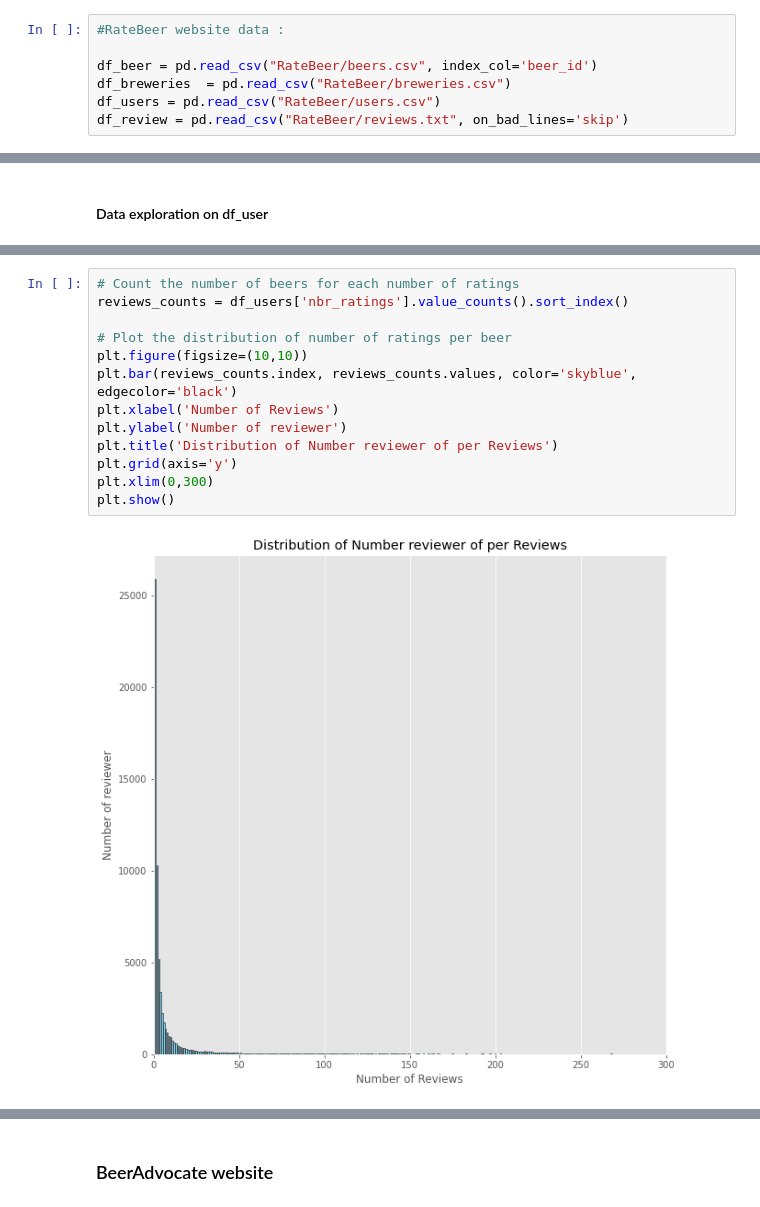
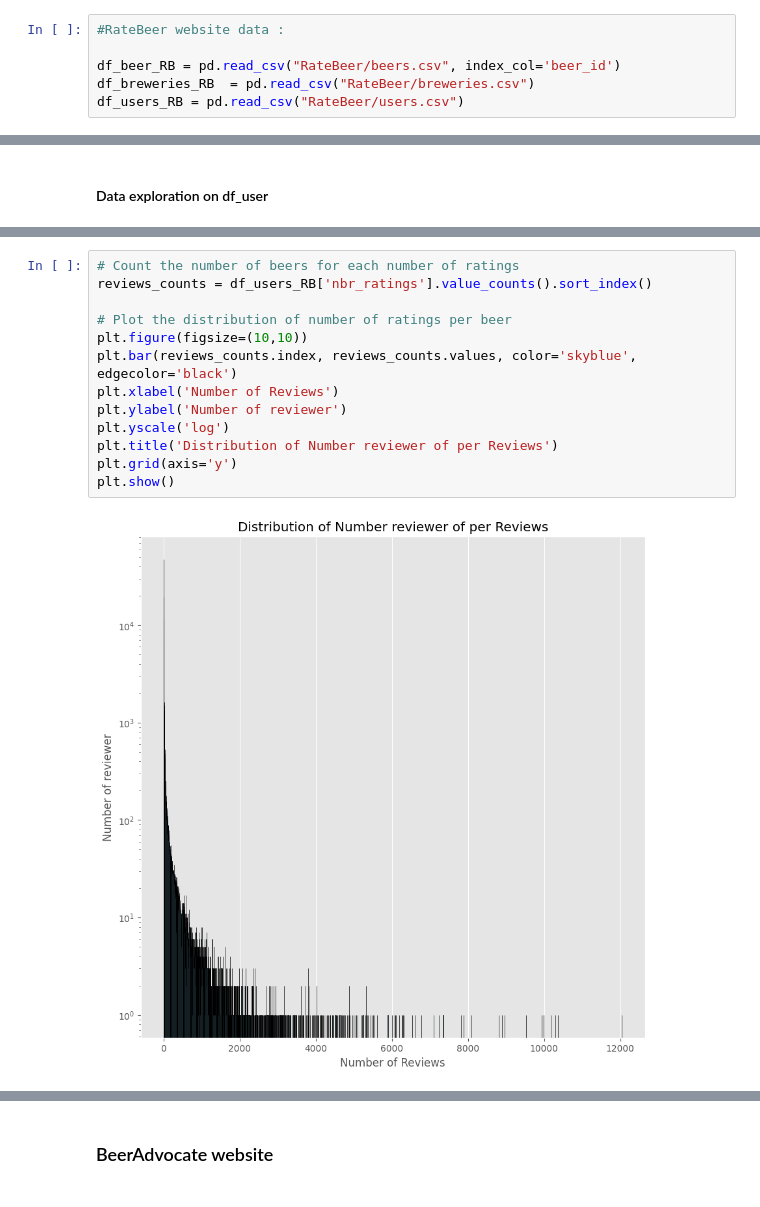
Before and after one commit to epfl-ada/ada-2023-project-adalcoholics86, a Jupyter notebook: milestoneP2.ipynb, the cells around one changed output, grey strips where cells are left out. Saved outputs shown, nothing was run; the diff lists cells and outputs as text.

```diff
--- a/milestoneP2.ipynb
+++ b/milestoneP2.ipynb
@@ -240,7 +187,6 @@ df_users_approx_flt = df_users_approx_flt.drop(df_users_approx_flt[(df_users_app
 # %%
 #RateBeer website data :
 
-df_beer = pd.read_csv("RateBeer/beers.csv", index_col='beer_id')
-df_breweries  = pd.read_csv("RateBeer/breweries.csv")
-df_users = pd.read_csv("RateBeer/users.csv")
-df_review = pd.read_csv("RateBeer/reviews.txt", on_bad_lines='skip')
+df_beer_RB = pd.read_csv("RateBeer/beers.csv", index_col='beer_id')
+df_breweries_RB  = pd.read_csv("RateBeer/breweries.csv")
+df_users_RB = pd.read_csv("RateBeer/users.csv")
@@ -520,17 +357,17 @@ df_users
 # %%
 # Count the number of beers for each number of ratings
-reviews_counts = df_users['nbr_ratings'].value_counts().sort_index()
+reviews_counts = df_users_RB['nbr_ratings'].value_counts().sort_index()
 
 # Plot the distribution of number of ratings per beer
 plt.figure(figsize=(10,10))
 plt.bar(reviews_counts.index, reviews_counts.values, color='skyblue', edgecolor='black')
 plt.xlabel('Number of Reviews')
 plt.ylabel('Number of reviewer')
+plt.yscale('log')
 plt.title('Distribution of Number reviewer of per Reviews')
 plt.grid(axis='y')
-plt.xlim(0,300)
 plt.show()
 # %% [output]
-[figure, old version]
+[figure, new version]
 # %%
 # Choose a percentile threshold (adjust as needed)
```
Also changed, not shown: parts of 106 cells of this notebook.
